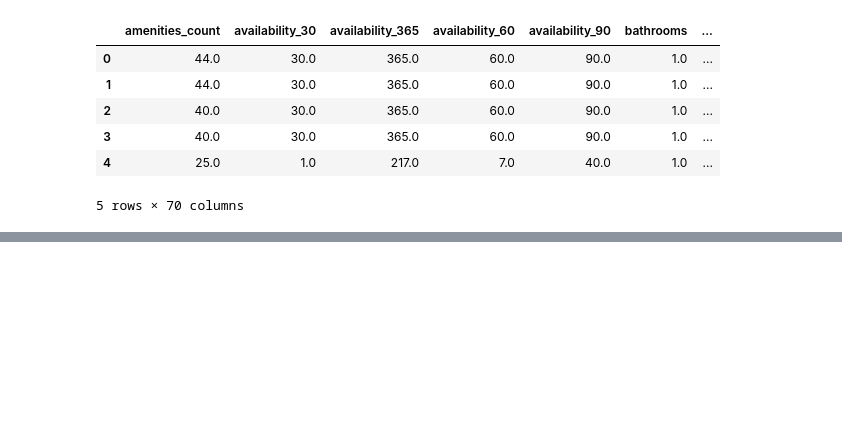
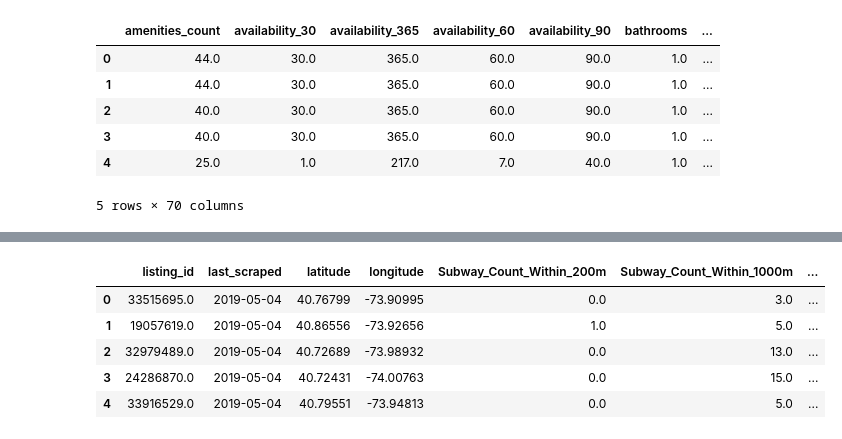
Before and after one commit to toshalpatel/data_analytics_airbnb, a Jupyter notebook: data_cleaning.ipynb, the cells around one changed output, grey strips where cells are left out. Saved outputs shown, nothing was run; the diff lists cells and outputs as text; code cells hidden in the pictures; blank space fills up the shorter version.

```diff
--- a/data_cleaning.ipynb
+++ b/data_cleaning.ipynb
@@ -749,0 +742,4 @@ unq_listings_rev_.to_csv("data/unq_listings_loc_rev.csv")
+# %%
+loc_data = pd.read_csv("data/all_location_data_v4.csv")
+print(len(loc_data.index))
+loc_data.columns
@@ -749,0 +759,22 @@ unq_listings_rev_.to_csv("data/unq_listings_loc_rev.csv")
+# %%
+loc_data = loc_data[['id', 'last_scraped', 'latitude', 'longitude',
+       'Subway_Count_Within_200m', 'Subway_Count_Within_1000m',
+       'Bus_Count_Within_200m', 'Bus_Count_Within_1000m',
+       'Restaurants_Count_Within_200m', 'Restaurants_Count_Within_1000m',
+       'Shops_Count_Within_200m', 'Shops_Count_Within_1000m',
+       'Attractions_Count_Within_200m', 'Attractions_Count_Within_1000m']]
+loc_data.columns = ['listing_id', 'last_scraped', 'latitude', 'longitude',
+       'Subway_Count_Within_200m', 'Subway_Count_Within_1000m',
+       'Bus_Count_Within_200m', 'Bus_Count_Within_1000m',
+       'Restaurants_Count_Within_200m', 'Restaurants_Count_Within_1000m',
+       'Shops_Count_Within_200m', 'Shops_Count_Within_1000m',
+       'Attractions_Count_Within_200m', 'Attractions_Count_Within_1000m']
+# %%
+loc_data.head()
+# %% [output]
+|  | listing_id | last_scraped | latitude | longitude | Subway_Count_Within_200m | Subway_Count_Within_1000m | ... |
+| 0 | 33515695.0 | 2019-05-04 | 40.76799 | -73.90995 | 0.0 | 3.0 | ... |
+| 1 | 19057619.0 | 2019-05-04 | 40.86556 | -73.92656 | 1.0 | 5.0 | ... |
+| 2 | 32979489.0 | 2019-05-04 | 40.72689 | -73.98932 | 0.0 | 13.0 | ... |
+| 3 | 24286870.0 | 2019-05-04 | 40.72431 | -74.00763 | 0.0 | 15.0 | ... |
+| 4 | 33916529.0 | 2019-05-04 | 40.79551 | -73.94813 | 0.0 | 5.0 | ... |
```
Also changed, not shown: parts of 10 cells of this notebook, 14 other files.
